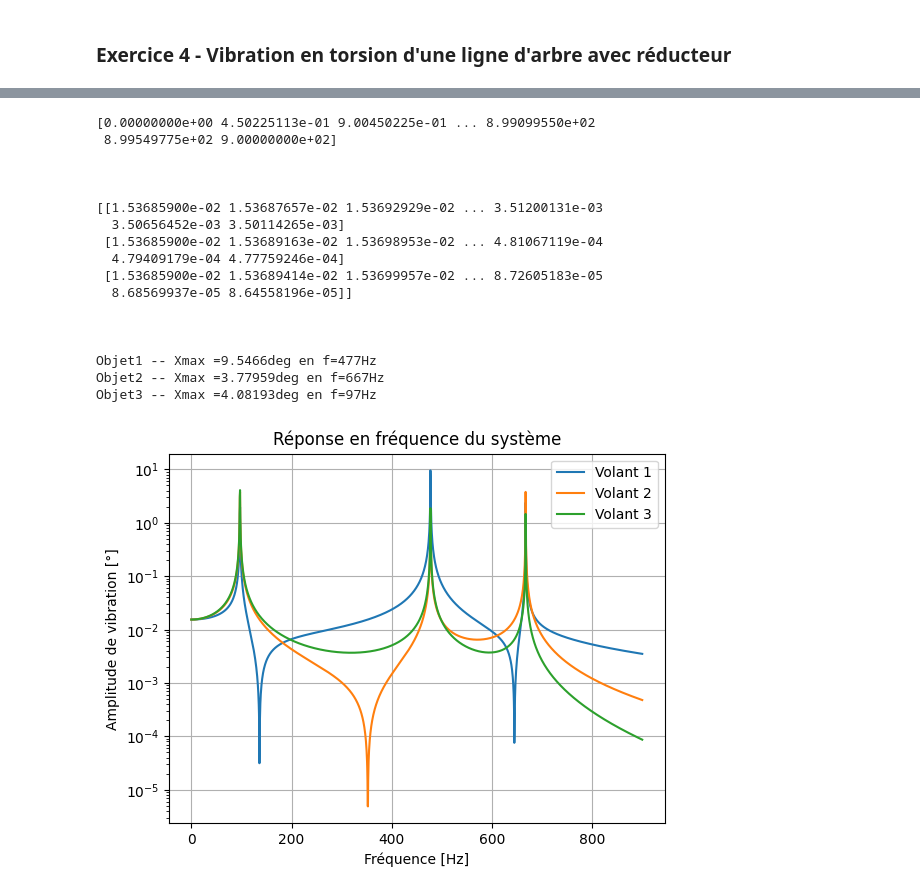
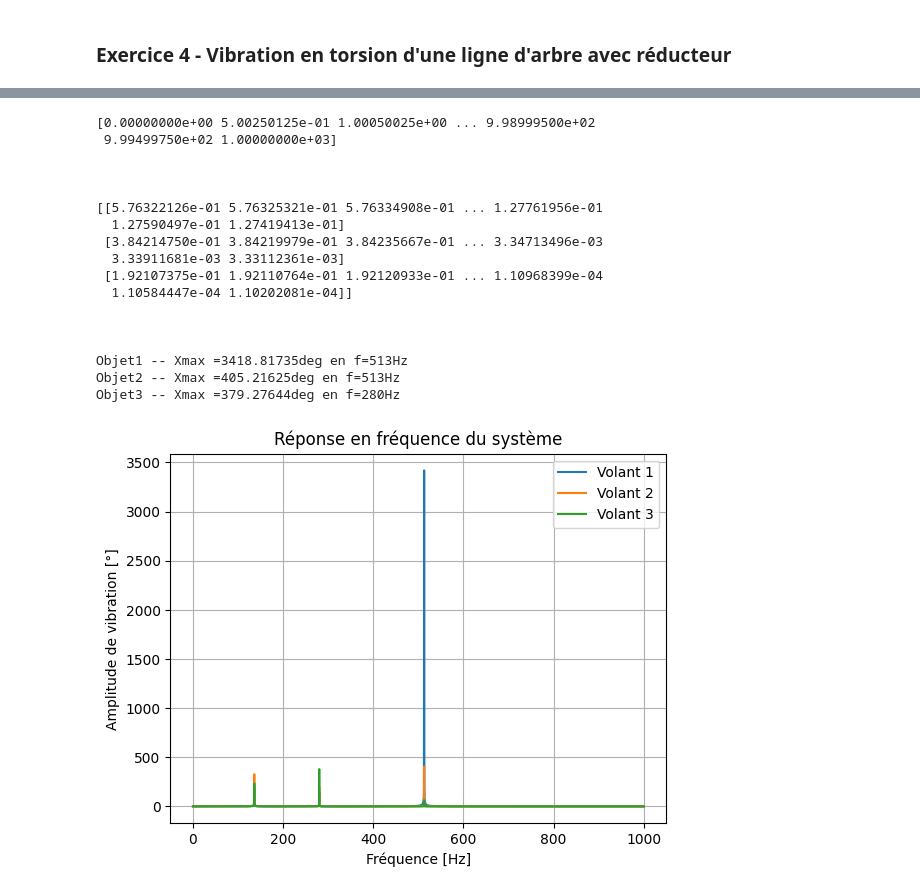
Before and after one commit to Clotilde636/Projet_CSV, a Jupyter notebook: TD02.ipynb, the cells around one changed output, grey strips where cells are left out. Cells and saved outputs as stored; diff of their text form; code cells hidden in the pictures.

```diff
--- a/TD02.ipynb
+++ b/TD02.ipynb
@@ -11,9 +76,12 @@ import numpy as np
 """
 
 def modePropre(M,K):
-    eigvals, eigvecs = la.eig(K, M)
+    #print("M-1*K :\n", np.linalg.inv(M),"\n", K)
+    lmd = np.dot(np.linalg.inv(M),K)
+    #print("lamda :\n", lmd)
 
-    #vecPropre = np.transpose(eigvecs)
+    valPropre, vecPropre = np.linalg.eig(lmd)
+    vecPropre = np.transpose(vecPropre)
 
     # En théorie il faudrait réorganiser les matrices pour reclasser les modes
 
@@ -21,4 +89,8 @@ def modePropre(M,K):
     #print("\nVecteurs propres :\n", vecPropre)
 
     # En théorie il faudrait réorganiser les matrices pour reclasser les modes
-    return(eigvals, eigvecs)
+    return(valPropre, vecPropre)
+# %%
+A = modePropre(M, K)
+print("Valeurs propres :\n", A[0])
+print("\nVecteurs propres :\n", A[1])
@@ -50,7 +134,7 @@ def DeformeeModale(M, K, Nddl):
 """On cherche maintenant la reponse en fréquence
     --> X=A-1F"""
 
-def repFrequence(M, K, F, fmin, fmax, Nddl):
+def repFrequence(M, K, F, fmin, fmax):
     convPulsFreq = 1/(2*3.14)
     convRadDeg = 180/3.14
 
@@ -75,10 +202,9 @@ def repFrequence(M, K, F, fmin, fmax, Nddl):
 # %%
 # Définition des constantes
 J = 7.62e-4 #kg.m2
-J3 = J/4
 Kt = 3.73e3 #N.m/rad
-Me = 1 #N.m
-r = -2 #-
+Me = 50 #N.m
+r = 2 #-
 Nddl = 3 #T1, T2, A4
 
 # Définition des matrices
@@ -89,27 +215,23 @@ F = np.zeros(Nddl)
 # Remplissage des matrices
   # Pour K
 
-K[0] = [2*Kt, -Kt, 0]
-K[1] = [-Kt, Kt*(1+r**2), -Kt*r**2]
-K[2] = [0, -Kt*r**2, Kt*r**2]
-
-"""for i in range (1, Nddl-1):
-    K[i][i] = Kt*(1+r**2)
+for i in range (1, Nddl-1):
+    K[i][i] = 2*Kt
     K[i][i-1] = -Kt
-    K[i][i+1] = -Kt*r**2
+    K[i][i+1] = -Kt
 K[0][0] = 2*Kt
 K[0][1] = -Kt
-K[-1][-1] = Kt*r**2
-K[-1][-2] = -Kt*r**2"""
+K[-1][-1] = 2*Kt
+K[-1][-2] = -Kt
 
-print("K:\n", K, "\n")
+print(K)
 
   # Pour M
 M[0][0] = J
-M[1][1] = J+J3*r**2
+M[1][1] = J*(1+r**2)
 M[2][2] = J*r**2
 
-print("M: \n", M)
+print(M)
 
   # Pour F
 F[0]=Me
@@ -141,42 +260,41 @@ Vecteurs propres :
 # %%
-data = repFrequence(M, K, F, 0, 900, Nddl)
+data = repFrequence(M, K, F, 0, 1000)
 print(data[0])
 print("\n\n")
 print(data[1])
 
 for i, ln in enumerate(data[1]):
     yplt.plot(data[0], ln, label="Volant "+str(i+1))
 yplt.title("Réponse en fréquence du système")
 yplt.grid()
 yplt.xlabel("Fréquence [Hz]")
 yplt.ylabel("Amplitude de vibration [°]")
 yplt.legend()
 
-yplt.yscale('log')
 #" - max def = " + max(ln)) + " en f="+ str(np.where(ln == max(ln)[0][0])*convPulsFreq)
 
 print("\n\n")
 for i, ln in enumerate(data[1]):
     txt = "Objet" + str(i+1) + " -- Xmax ="
     txt += str(round(max(ln),5)) + "deg en f="
     txt += str(round(data[0][np.where(ln == max(ln))[0][0]])) + "Hz"
     print(txt)
 # %% [output]
-[0.00000000e+00 4.50225113e-01 9.00450225e-01 ... 8.99099550e+02
- 8.99549775e+02 9.00000000e+02]
+[0.00000000e+00 5.00250125e-01 1.00050025e+00 ... 9.98999500e+02
+ 9.99499750e+02 1.00000000e+03]
 
 
 
-[[1.53685900e-02 1.53687657e-02 1.53692929e-02 ... 3.51200131e-03
-  3.50656452e-03 3.50114265e-03]
- [1.53685900e-02 1.53689163e-02 1.53698953e-02 ... 4.81067119e-04
-  4.79409179e-04 4.77759246e-04]
- [1.53685900e-02 1.53689414e-02 1.53699957e-02 ... 8.72605183e-05
-  8.68569937e-05 8.64558196e-05]]
+[[5.76322126e-01 5.76325321e-01 5.76334908e-01 ... 1.27761956e-01
+  1.27590497e-01 1.27419413e-01]
+ [3.84214750e-01 3.84219979e-01 3.84235667e-01 ... 3.34713496e-03
+  3.33911681e-03 3.33112361e-03]
+ [1.92107375e-01 1.92110764e-01 1.92120933e-01 ... 1.10968399e-04
+  1.10584447e-04 1.10202081e-04]]
 
 
 
-Objet1 -- Xmax =9.5466deg en f=477Hz
-Objet2 -- Xmax =3.77959deg en f=667Hz
-Objet3 -- Xmax =4.08193deg en f=97Hz
+Objet1 -- Xmax =3418.81735deg en f=513Hz
+Objet2 -- Xmax =405.21625deg en f=513Hz
+Objet3 -- Xmax =379.27644deg en f=280Hz
-[figure, old version]
+[figure, new version]
```
Also changed, not shown: parts of 10 cells of this notebook, 1 other file.
